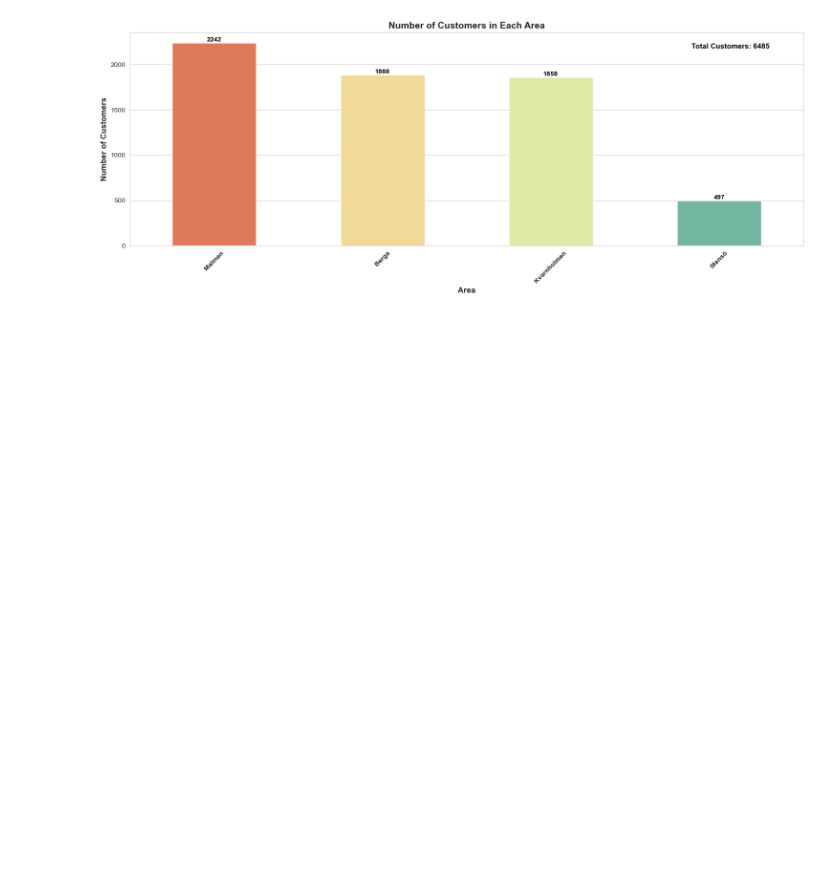
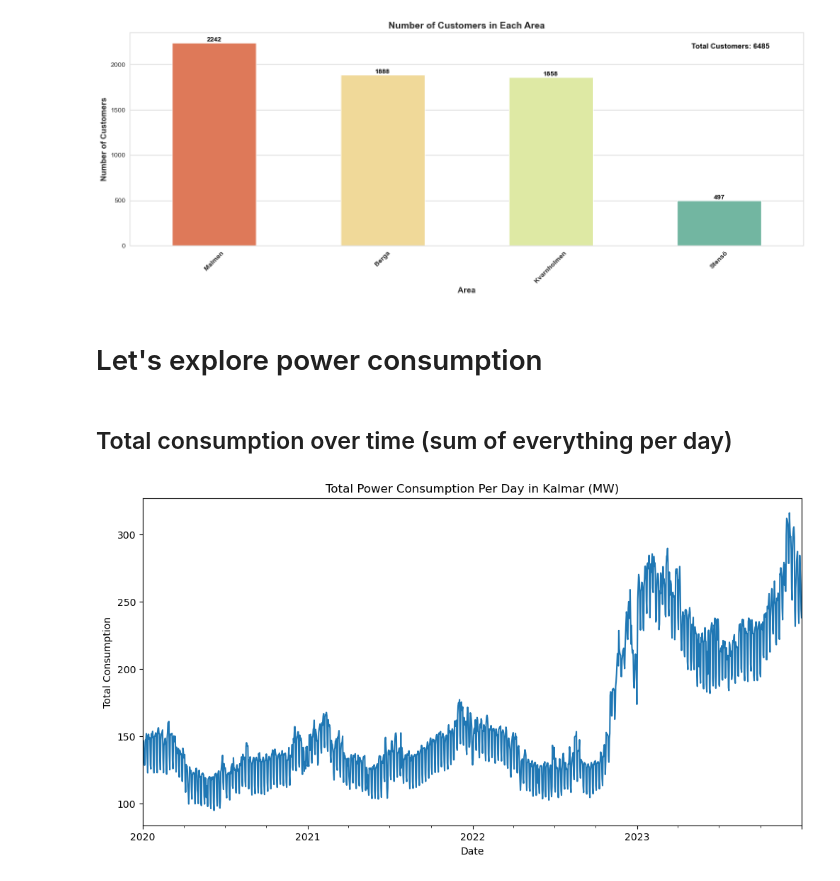
Before and after one commit to iot-lnu/Research-KalmarEnergy, a Jupyter notebook: KE_Overview_Viz.ipynb, the cells around one changed output. Cells and saved outputs as stored; diff of their text form; code cells hidden in the pictures; blank space fills up the shorter version.

```diff
--- a/KE_Overview_Viz.ipynb
+++ b/KE_Overview_Viz.ipynb
@@ -137,3 +145,28 @@ plt.tight_layout()
 plt.show()
 # %% [output]
 [figure]
+# %% [markdown]
+# Let's explore power consumption
+# %% [markdown]
+## Total consumption over time (sum of everything per day)
+# %%
+# Ensure the 'DATE' column is of datetime type
+combined_df['DATE'] = pd.to_datetime(combined_df['DATE'])
+
+# Select hourly columns
+hourly_columns = [f'HOUR_{i}' for i in range(24)]
+
+# Create a new DataFrame with 'DATE' and hourly columns only
+df = combined_df[['DATE'] + list(hourly_columns)]
+
+# Resample to daily frequency (summing up hourly consumption for each day)
+total_consumption_per_day = df.set_index('DATE').resample('D').sum().sum(axis=1)
+
+# Plot total consumption over time
+total_consumption_per_day.plot(figsize=(12, 6))
+plt.title('Total Power Consumption Per Day in Kalmar (MW)')
+plt.ylabel('Total Consumption')
+plt.xlabel('Date')
+plt.show()
+# %% [output]
+[figure, added]
```
Also changed, not shown: parts of 12 cells of this notebook.
